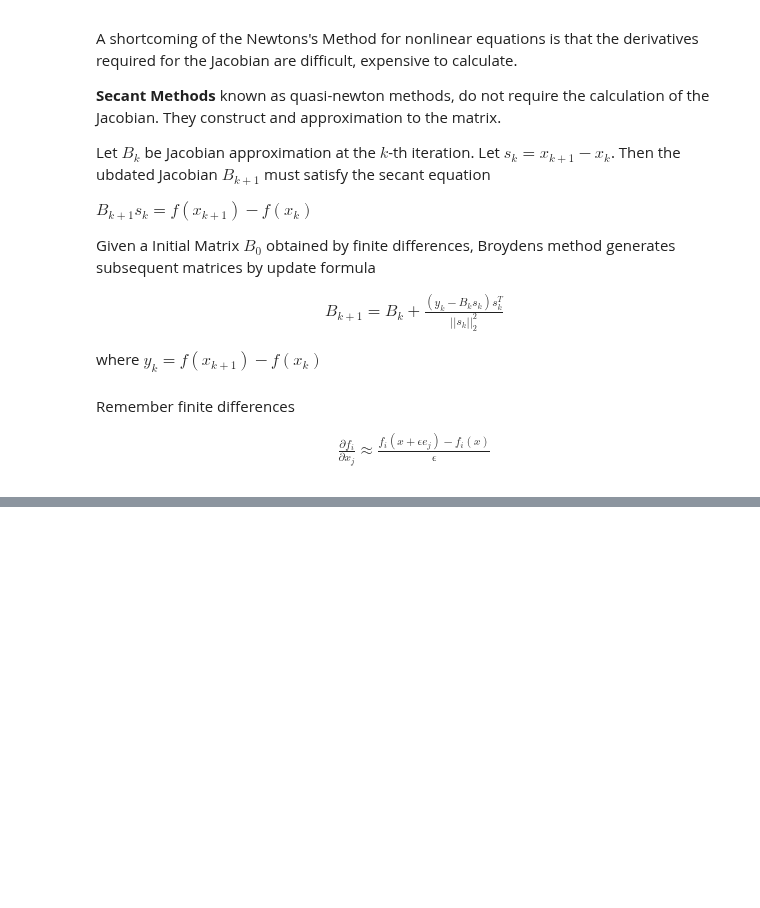
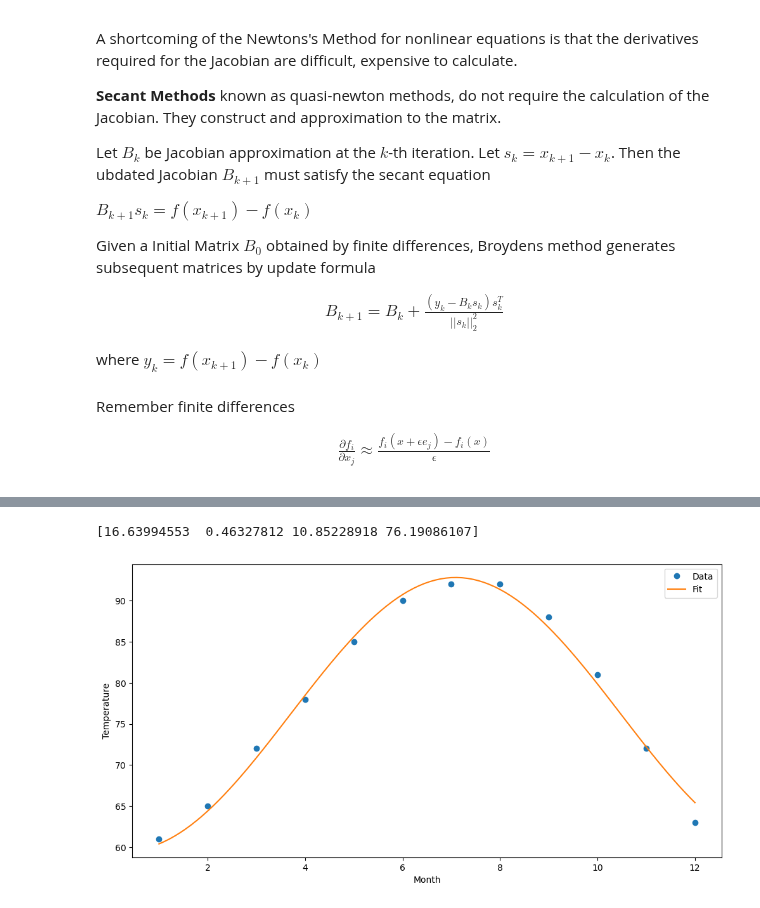
Before and after one commit to LukasMeinschad/Studium, a Jupyter notebook: Mathe/Numerik_2/Proseminar/Blatt 3/sheet3_lukas_meinschad.ipynb, the cells around one changed output, grey strips where cells are left out. Cells and saved outputs as stored; diff of their text form; code cells hidden in the pictures; blank space fills up the shorter version.

```diff
--- a/Mathe/Numerik_2/Proseminar/Blatt 3/sheet3_lukas_meinschad.ipynb
+++ b/Mathe/Numerik_2/Proseminar/Blatt 3/sheet3_lukas_meinschad.ipynb
@@ -567,0 +679,26 @@ def gauss_newton(x0,t,y,model,residuals,jacobian,tol=1e-6,max_iter=100):
+# %%
+# Fit the Temperature Model
+
+x0 = np.array([17,0.5,10.5,77])
+
+t = temperature_data[:,0]
+y = temperature_data[:,1]
+
+x_temperature = gauss_newton(x0,t,y,residuals_temperature,jacobian_temperature)
+print(x_temperature)
+
+# Plot the Temperature Model
+
+t_fit = np.linspace(1, 12, 100)
+y_fit = temperature_model(x_temperature, t_fit)
+
+plt.figure(figsize=(12, 6))
+plt.plot(t, y, 'o', label='Data')
+plt.plot(t_fit, y_fit, label='Fit')
+plt.xlabel('Month')
+plt.ylabel('Temperature')
+plt.legend()
+plt.show()
+# %% [output]
+[16.63994553  0.46327812 10.85228918 76.19086107]
+[figure, added]
```
Also changed, not shown: parts of 28 cells of this notebook, 8 other files.
